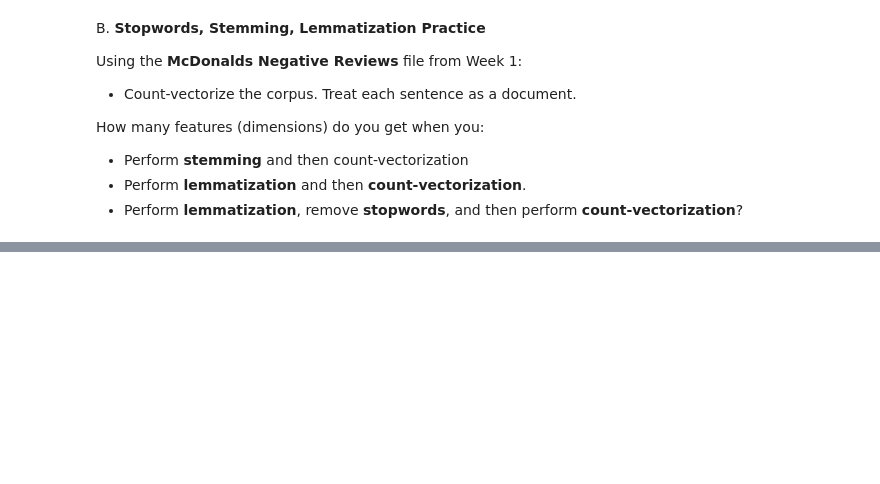
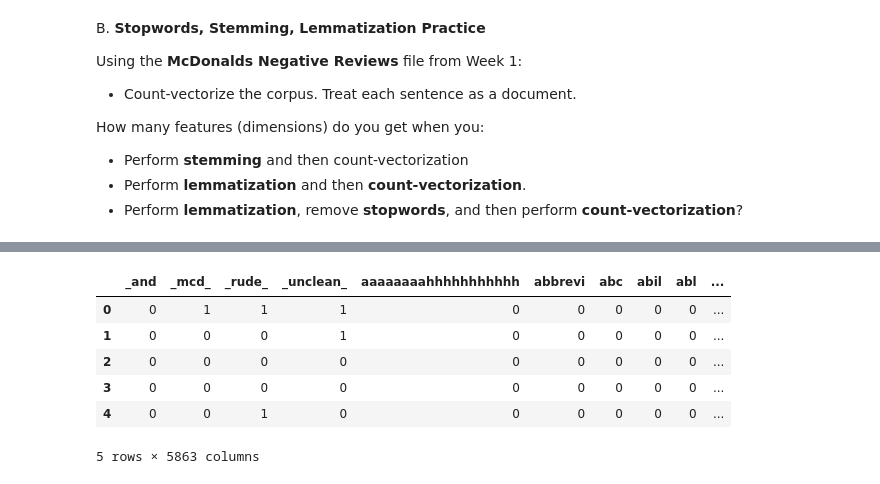
Before and after one commit to amanagar/dso-560-nlp-text-analytics, a Jupyter notebook: week2/HW2 Word Vectorization, Regex, and Similarity_Aman.ipynb, the cells around one changed output, grey strips where cells are left out. Saved outputs shown, nothing was run; the diff lists cells and outputs as text; code cells hidden in the pictures; blank space fills up the shorter version.

```diff
--- a/week2/HW2 Word Vectorization, Regex, and Similarity_Aman.ipynb
+++ b/week2/HW2 Word Vectorization, Regex, and Similarity_Aman.ipynb
@@ -26,0 +256,4 @@ How many features (dimensions) do you get when you:
+# %%
+#REGEX3
+data["review"]=data['review'].str.replace(r'\b(filthy)\b|\b(unclean)\b|\b(dirty)\b',\
+                                             '_unclean_',regex=True, case=True)
@@ -26,0 +262,14 @@ How many features (dimensions) do you get when you:
+# %%
+
+from nltk.stem.porter import PorterStemmer
+stemmer = PorterStemmer()
+stemmed_reviews_mcd=[]
+for review in data["review"]:
+    words = nltk.word_tokenize(review)
+    new_words = []
+    for word in words:
+        new_words.append(stemmer.stem(word.lower()))         #appending lowercased tokens
+    stemmed_review = " ".join(new_words)
+    stemmed_reviews_mcd.append(stemmed_review)
+# %%
+stemmed_reviews_mcd_s=pd.Series(stemmed_reviews_mcd)
@@ -26,0 +293,15 @@ How many features (dimensions) do you get when you:
+# %%
+vectorizer = CountVectorizer(stop_words="english",token_pattern=r'\b[A-za-z]{3,}\b')
+X = vectorizer.fit_transform(stemmed_reviews_mcd_s)
+vectorizer.fit(stemmed_reviews_mcd_s)
+vectorized_df1 = pd.DataFrame(X.toarray(), columns=vectorizer.get_feature_names())
+# %%
+vectorized_df1.head()
+# %% [output]
+|  | _and | _mcd_ | _rude_ | _unclean_ | aaaaaaaahhhhhhhhhhh | abbrevi | abc | abil | abl | ... |
+| 0 | 0 | 1 | 1 | 1 | 0 | 0 | 0 | 0 | 0 | ... |
+| 1 | 0 | 0 | 0 | 1 | 0 | 0 | 0 | 0 | 0 | ... |
+| 2 | 0 | 0 | 0 | 0 | 0 | 0 | 0 | 0 | 0 | ... |
+| 3 | 0 | 0 | 0 | 0 | 0 | 0 | 0 | 0 | 0 | ... |
+| 4 | 0 | 0 | 1 | 0 | 0 | 0 | 0 | 0 | 0 | ... |
+5 rows × 5863 columns
```
Also changed, not shown: parts of 61 cells of this notebook, 5 other files.
